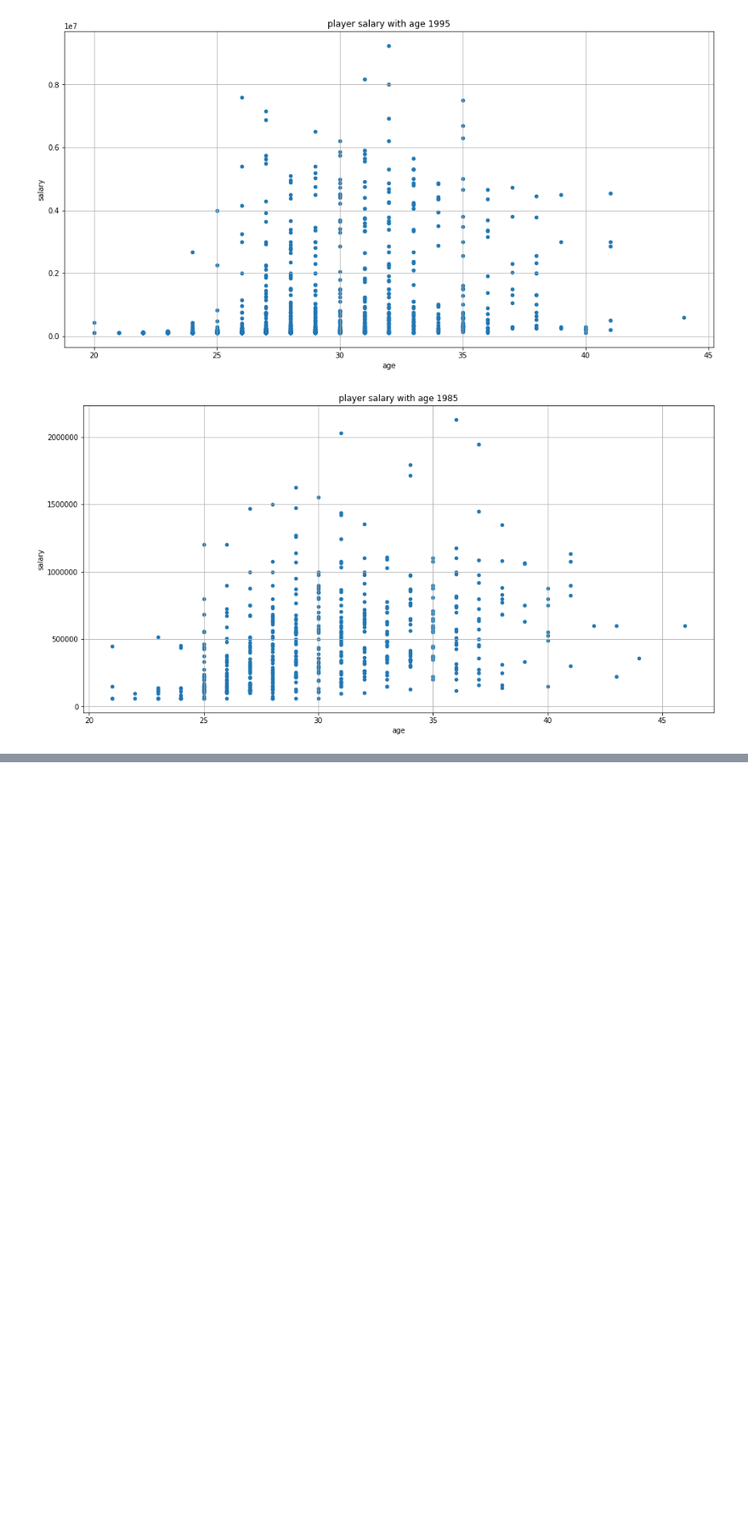
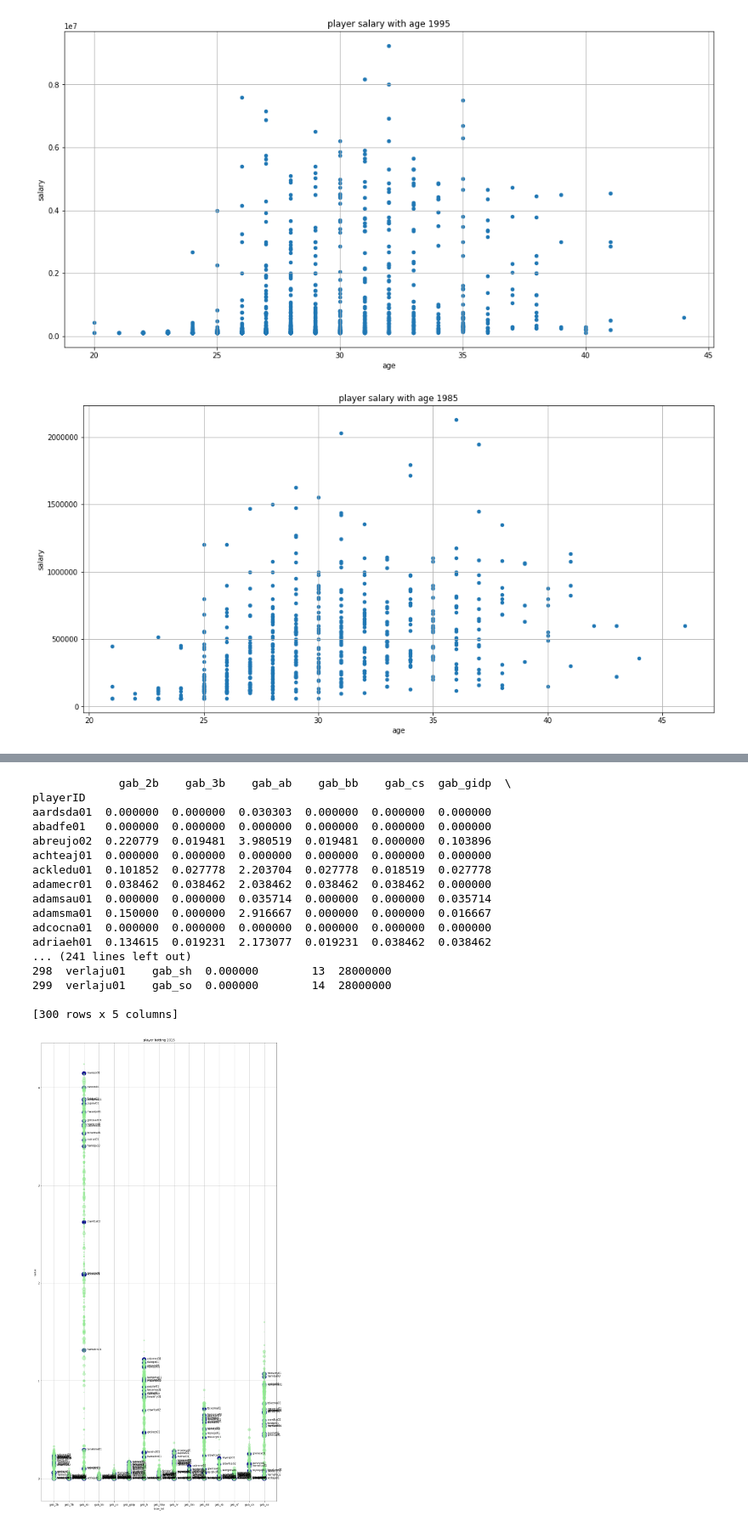
Before and after one commit to brucexin/udacity_nd002-cn-basic-2-baseball, a Jupyter notebook: main.ipynb, the cells around one changed output, grey strips where cells are left out. Shown at 85% size. Cells and saved outputs as stored; diff of their text form; code cells hidden in the pictures; blank space fills up the shorter version.

```diff
--- a/main.ipynb
+++ b/main.ipynb
@@ -347,7 +346,7 @@ print salaries_df
 * GIDP           Grounded into double plays
 # %%
 batting_df = pd.read_csv('./baseballdatabank-master/core/Batting.csv')
-batting_df = batting_df[batting_df['yearID']>=START_YEAR]
+batting_df = batting_df[batting_df['yearID']>=START_YEAR].set_index(['playerID', 'yearID', 'teamID']).groupby(['playerID', 'yearID']).sum()
 #batting_df = batting_df.set_index(['playerID', 'yearID', 'teamID'])
 print batting_df
 # %% [output]
@@ -391,9 +390,9 @@ def gameavg_batting(row):
     result['gab_sf'] = row['SF']/games
     result['gab_gidp'] = row['GIDP']/games
     return pd.Series(result)
-batting_df.merge(batting_df.apply(lambda row: gameavg_batting(row), axis=1),
+ga_batting_df = batting_df.merge(batting_df.apply(lambda row: gameavg_batting(row), axis=1),
                  left_index=True, right_index=True,
                  validate='1:1')
 #batting_df[['result['gab_ab','gab_h','gab_2b','gab_3b','gab_hr','gab_rbi','gab_sb','gab_cs','gab_bb','gab_so','gab_ibb','gab_hbp','gab_sh','gab_sf','gab_gidp']]'] = batting_df.apply(lambda row: gameavg_batting(row), axis=1)
-#print batting_df
+print ga_batting_df
 # %% [output]
@@ -685,0 +728,9 @@ draw_appearances_sal_plot(appearances_df, year_salaries_df, 2015)
+# %%
+
+def find_ga_cols(df):
+    import re
+    result = []
+    for col in df.columns:
+        if re.match('ga\w_.*', col):
+            result.append(col)
+    return result
@@ -685,0 +794,21 @@ draw_appearances_sal_plot(appearances_df, year_salaries_df, 2015)
+# %%
+draw_gameavg_sal_plot(ga_batting_df, year_salaries_df, 2015, 'player batting')
+# %% [output]
+             gab_2b    gab_3b    gab_ab    gab_bb    gab_cs  gab_gidp  \
+playerID
+aardsda01  0.000000  0.000000  0.030303  0.000000  0.000000  0.000000
+abadfe01   0.000000  0.000000  0.000000  0.000000  0.000000  0.000000
+abreujo02  0.220779  0.019481  3.980519  0.019481  0.000000  0.103896
+achteaj01  0.000000  0.000000  0.000000  0.000000  0.000000  0.000000
+ackledu01  0.101852  0.027778  2.203704  0.027778  0.018519  0.027778
+adamecr01  0.038462  0.038462  2.038462  0.038462  0.038462  0.000000
+adamsau01  0.000000  0.000000  0.035714  0.000000  0.000000  0.035714
+adamsma01  0.150000  0.000000  2.916667  0.000000  0.000000  0.016667
+adcocna01  0.000000  0.000000  0.000000  0.000000  0.000000  0.000000
+adriaeh01  0.134615  0.019231  2.173077  0.019231  0.038462  0.038462
+... (241 lines left out)
+298  verlaju01    gab_sh  0.000000        13  28000000
+299  verlaju01    gab_so  0.000000        14  28000000
+
+[300 rows x 5 columns]
+[figure, added]
```
Also changed, not shown: parts of 25 cells of this notebook, 1 other file.
